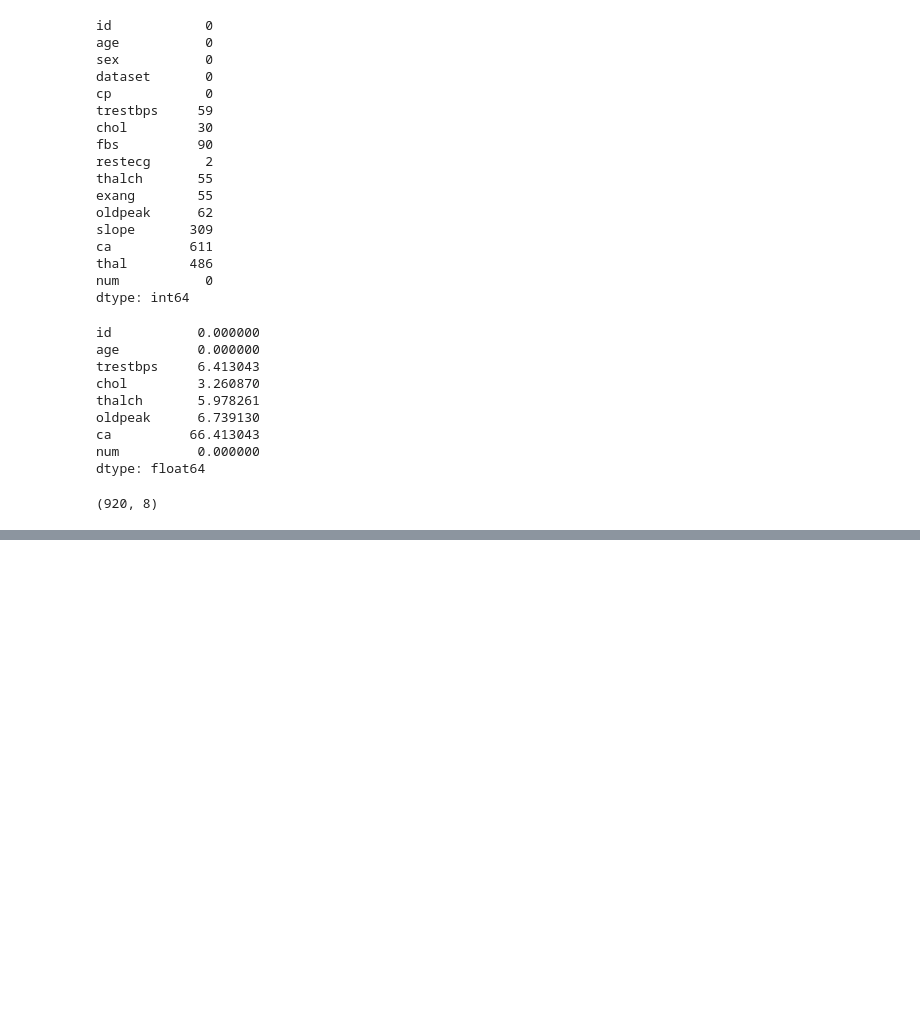
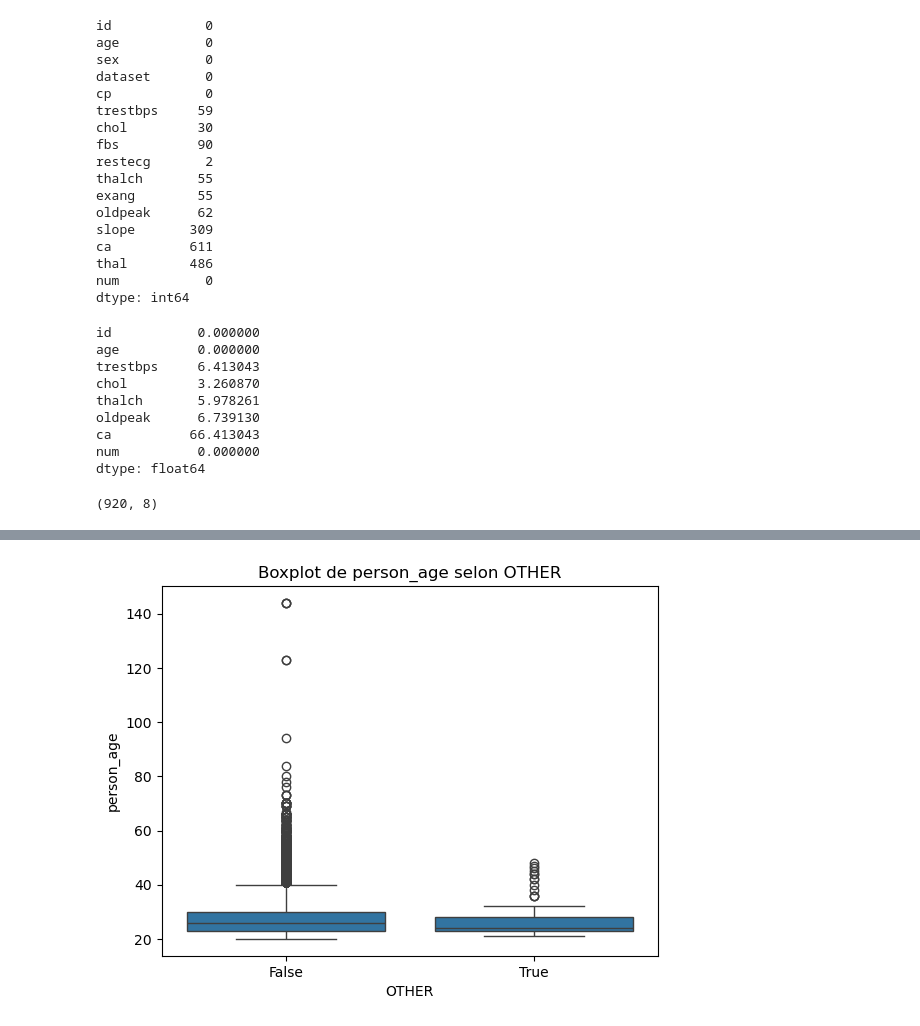
Before and after one commit to Ephrayyy/Classificateur, a Jupyter notebook: Project_5.ipynb, the cells around one changed output, grey strips where cells are left out. Drawn from its saved outputs; the diff is of its cells as text; code cells hidden in the pictures; blank space fills up the shorter version.

```diff
--- a/Project_5.ipynb
+++ b/Project_5.ipynb
@@ -716,0 +790,9 @@ health_num.shape
+# %%
+# Analyse catégorielle-numérique : boxplot d'une variable numérique selon une variable catégorielle
+num_col = dfcpy.select_dtypes(include=[np.number]).columns[0]
+cat_col = cat_cols[0]
+sns.boxplot(x=cat_col, y=num_col, data=dfcpy)
+plt.title(f"Boxplot de {num_col} selon {cat_col}")
+plt.show()
+# %% [output]
+[figure, added]
```
Also changed, not shown: parts of 21 cells of this notebook.
